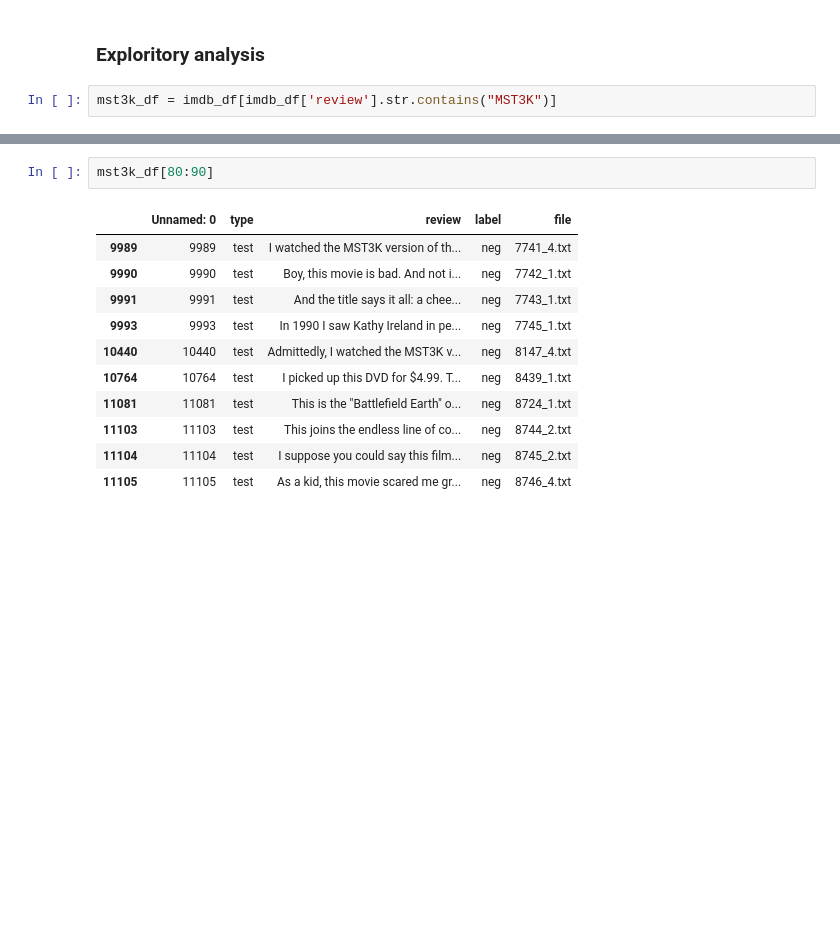
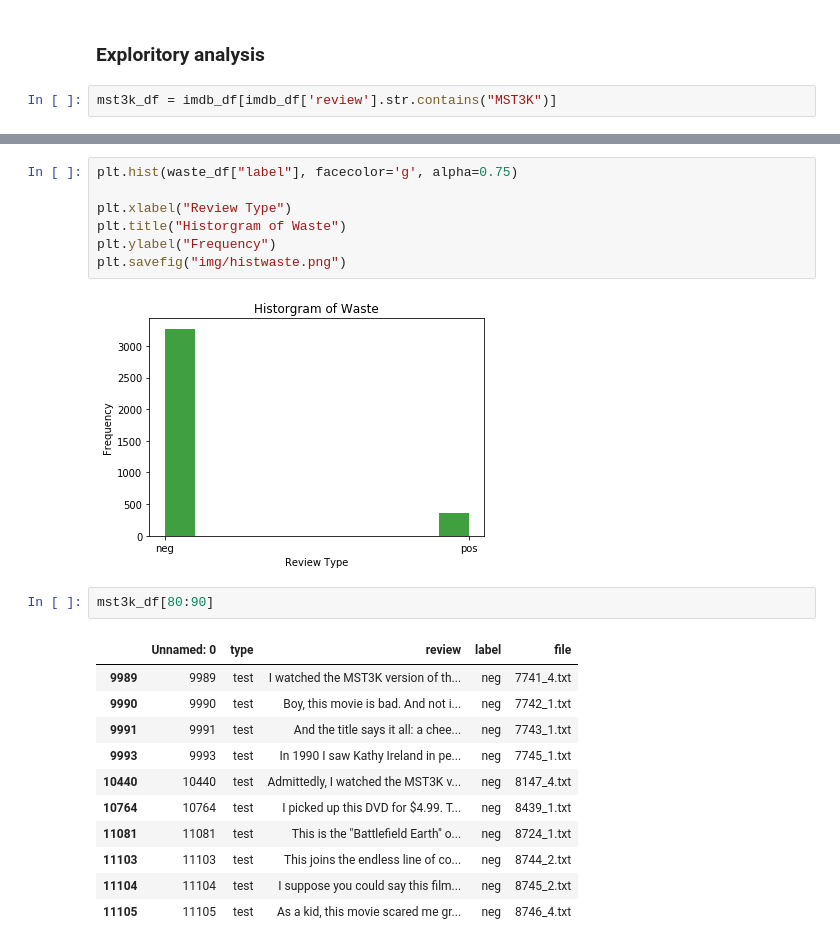
Before and after one commit to MrThomasPin/what-is-mst3k, a Jupyter notebook: imdb_mst3k.ipynb, the cells around one changed output, grey strips where cells are left out. Cells and saved outputs as stored; diff of their text form; blank space fills up the shorter version.

```diff
--- a/imdb_mst3k.ipynb
+++ b/imdb_mst3k.ipynb
@@ -121,3 +123,12 @@ plt.savefig("img/hist.png")
+# %%
+plt.hist(waste_df["label"], facecolor='g', alpha=0.75)
+
+plt.xlabel("Review Type")
+plt.title("Historgram of Waste")
+plt.ylabel("Frequency")
+plt.savefig("img/histwaste.png")
+# %% [output]
+[figure, added]
 # %%
 mst3k_df[80:90]
 # %% [output]
```
Also changed, not shown: parts of 4 cells of this notebook, 11 other files.
